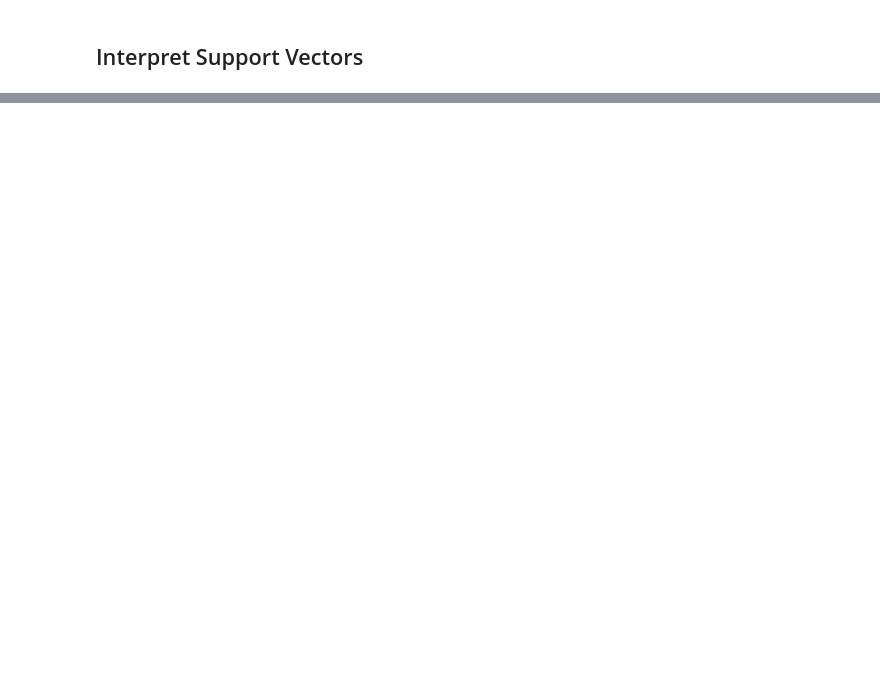
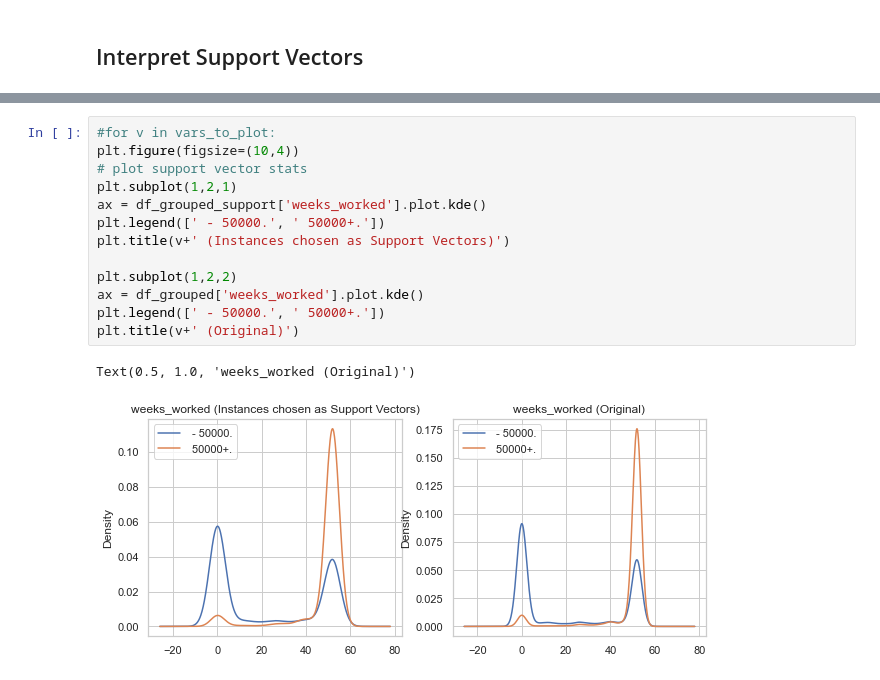
Before and after one commit to mcgrupp2/DS7331_termProject, a Jupyter notebook: work in progress copies/minilab-RoughDraft_outline.ipynb, the cells around one changed output, grey strips where cells are left out. Cells and saved outputs as stored; diff of their text form; blank space fills up the shorter version.

```diff
--- a/work in progress copies/minilab-RoughDraft_outline.ipynb
+++ b/work in progress copies/minilab-RoughDraft_outline.ipynb
@@ -376,0 +463,16 @@ print(classifier.classes_)
+# %%
+#for v in vars_to_plot:
+plt.figure(figsize=(10,4))
+# plot support vector stats
+plt.subplot(1,2,1)
+ax = df_grouped_support['weeks_worked'].plot.kde()
+plt.legend([' - 50000.', ' 50000+.'])
+plt.title(v+' (Instances chosen as Support Vectors)')
+
+plt.subplot(1,2,2)
+ax = df_grouped['weeks_worked'].plot.kde()
+plt.legend([' - 50000.', ' 50000+.'])
+plt.title(v+' (Original)')
+# %% [output]
+Text(0.5, 1.0, 'weeks_worked (Original)')
+[figure, added]
```
Also changed, not shown: parts of 23 cells of this notebook.
